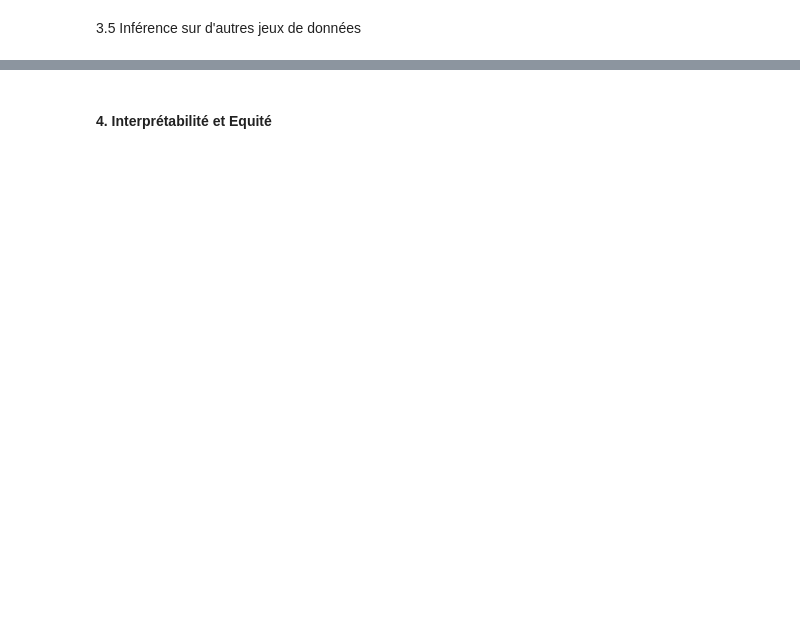
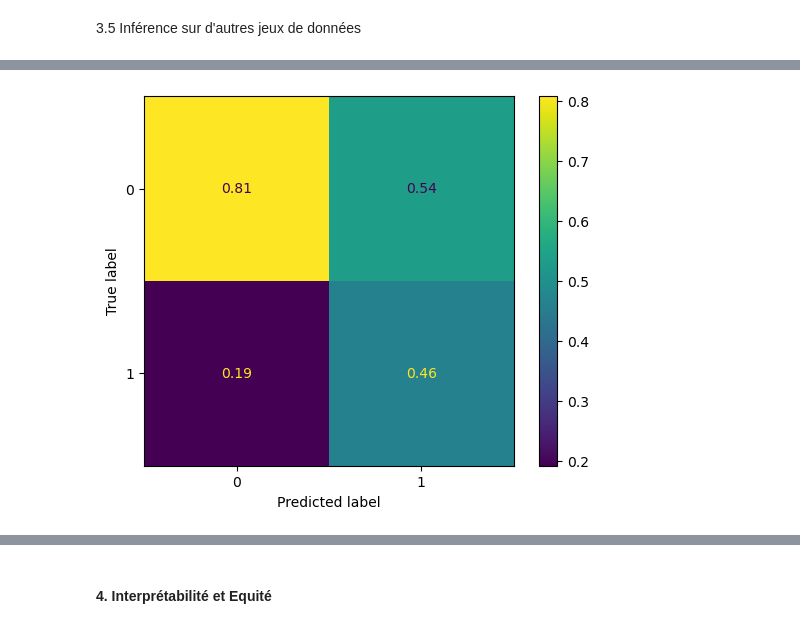
Before and after one commit to Saxhaa/supervised, a Jupyter notebook: data_analysis.ipynb, the cells around one changed output, grey strips where cells are left out. Drawn from its saved outputs; the diff is of its cells as text; code cells hidden in the pictures; blank space fills up the shorter version.

```diff
--- a/data_analysis.ipynb
+++ b/data_analysis.ipynb
@@ -584,0 +581,6 @@ print(df_attributes_ne.head())
+# %%
+X_ne_scaled = scaler.fit_transform(df_attributes_ne)
+X_co_scaled = scaler.fit_transform(df_attributes_co)
+# %%
+y_ne_rf = rf.predict(X_ne_scaled)
+y_co_rf = rf.predict(X_co_scaled)
@@ -584,0 +612,6 @@ print(df_attributes_ne.head())
+# %%
+from sklearn.metrics import ConfusionMatrixDisplay
+
+disp = ConfusionMatrixDisplay.from_predictions(df_labels_ne, y_ne_rf, normalize='pred')
+# %% [output]
+[figure, added]
```
Also changed, not shown: parts of 36 cells of this notebook, 2 other files.
